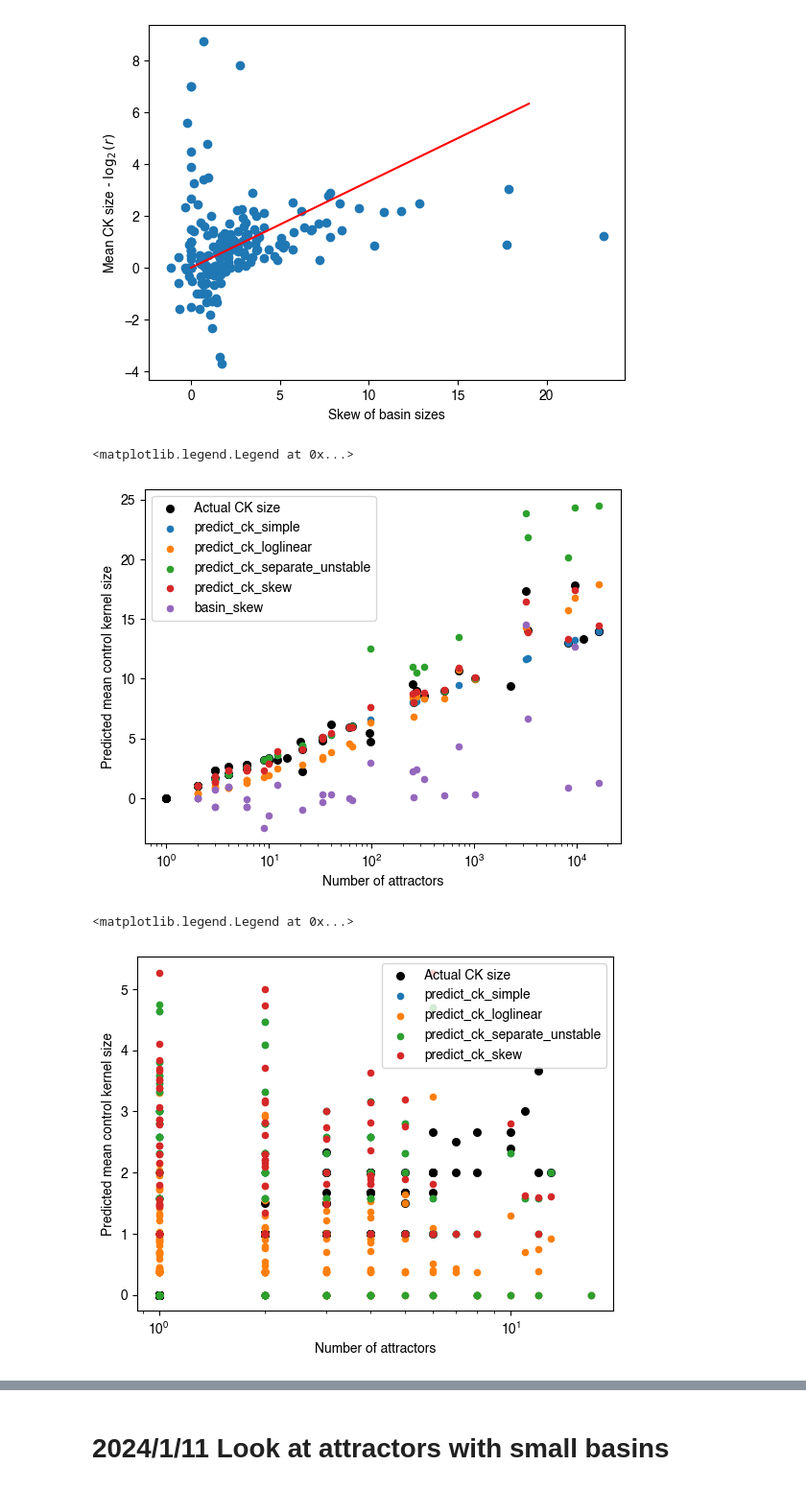
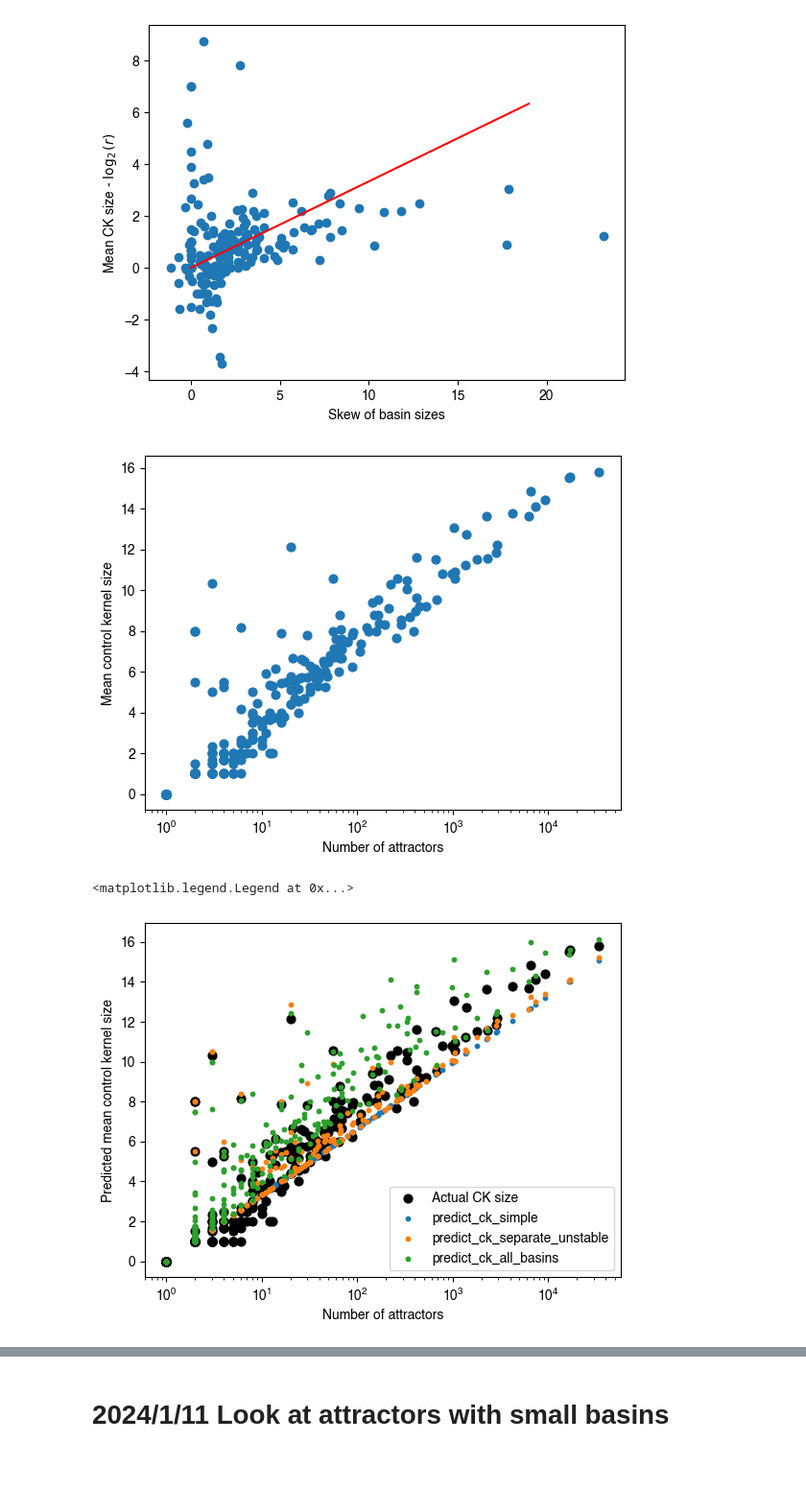
Before and after one commit to bcdaniels/Control-of-Synthetic-Boolean-Networks, a Jupyter notebook: CK_vs_entropy/basin-sizes-to-control-kernel-sizes.ipynb, the cells around one changed output, grey strips where cells are left out. Shown at 96% size. Cells and saved outputs as stored; diff of their text form; code cells hidden in the pictures.

```diff
--- a/CK_vs_entropy/basin-sizes-to-control-kernel-sizes.ipynb
+++ b/CK_vs_entropy/basin-sizes-to-control-kernel-sizes.ipynb
@@ -231,4 +229,0 @@ else:
-# %%
-for name in basinSizesExactRandom:
-    if np.min(basinSizesExactRandom[name]) == 1:
-        print(name)
@@ -672,46 +566,45 @@ plt.plot(np.arange(0,20),np.arange(0,20)/3.,color='red')
 # %%
 # plot with respect to the number of attractors
 
-plt.scatter(ck_df['number of attractors'],
-            ck_df['mean control kernel size'],
-            s=30,
-            label='Actual CK size',
-            c='black')
+plt.scatter(dfExactRandomAll['number of attractors'],
+            dfExactRandomAll['mean control kernel size'],
+            s=40,
+            label='Actual CK size')
 
-for ck_func in functions_to_test:
-    plt.scatter(ck_df['number of attractors'],
-                ck_df[ck_func.__name__],
-                label=ck_func.__name__,
-                s=20)
+# for ck_func in [predict_ck_simple,predict_ck_separate_unstable,predict_ck_all_basins]:
+#     plt.scatter(ck_df['number of attractors'],
+#                 ck_df[ck_func.__name__],
+#                 label=ck_func.__name__,
+#                 s=20)
 
 plt.xlabel('Number of attractors')
-plt.ylabel('Predicted mean control kernel size')
+plt.ylabel('Mean control kernel size')
 plt.xscale('log')
-plt.legend()
+#plt.legend()
 
 #plt.plot([3185,],[15.66,],'^')
+plt.savefig('240117_ck_size_vs_num_attractors_random.pdf')
 # %% [output]
-<matplotlib.legend.Legend at 0x...>
-[figure, old version]
+[figure, new version]
 # %%
 # plot with respect to the number of attractors: random networks
 
-plt.scatter(dfExactRBN['number of attractors'],
-            dfExactRBN['mean control kernel size'],
-            s=30,
+plt.scatter(dfExactRandomAll['number of attractors'],
+            dfExactRandomAll['mean control kernel size'],
+            s=40,
             label='Actual CK size',
             c='black')
 
-for ck_func in functions_to_test:
-    plt.scatter(dfExactRBN['number of attractors'],
-                dfExactRBN[ck_func.__name__],
+for ck_func in [predict_ck_simple,predict_ck_separate_unstable,predict_ck_all_basins]:
+    plt.scatter(dfExactRandomAll['number of attractors'],
+                dfExactRandomAll[ck_func.__name__],
                 label=ck_func.__name__,
-                s=20)
+                s=10)
 
 plt.xlabel('Number of attractors')
 plt.ylabel('Predicted mean control kernel size')
 plt.xscale('log')
 plt.legend()
 # %% [output]
 <matplotlib.legend.Legend at 0x...>
-[figure, old version]
+[figure, new version]
```
Also changed, not shown: parts of 130 cells of this notebook, 1 other file.
